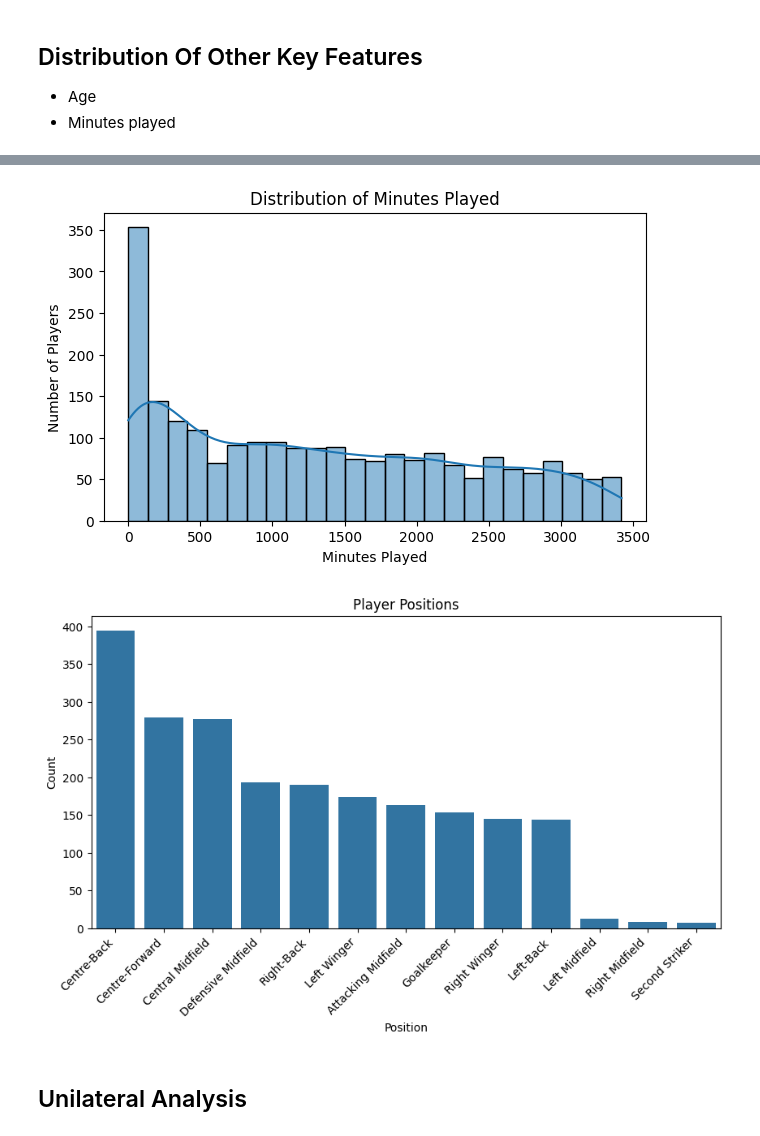
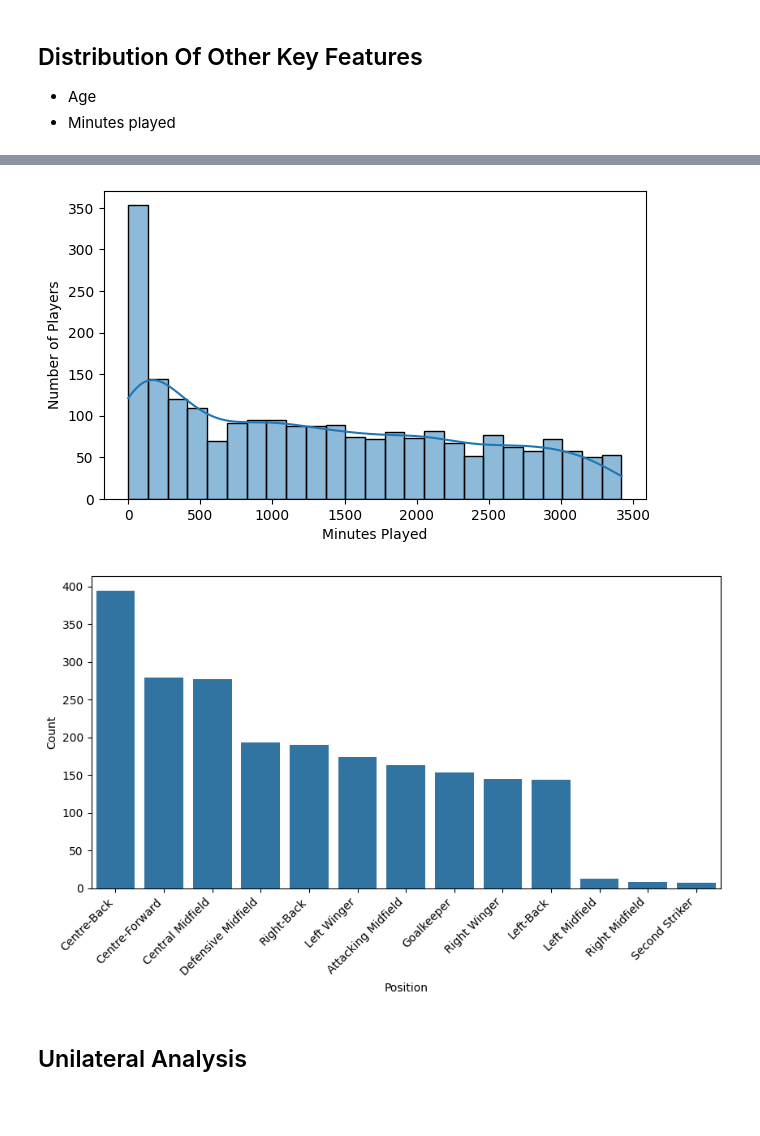
Before and after one commit to pHanToMcaNCoDE/predicting-epl-football-palyer-market-value, a Jupyter notebook: notebooks/03_exploratory_data_analysis.ipynb, the cells around one changed output, grey strips where cells are left out. Drawn from its saved outputs; the diff is of its cells as text; code cells hidden in the pictures; blank space fills up the shorter version.

```diff
--- a/notebooks/03_exploratory_data_analysis.ipynb
+++ b/notebooks/03_exploratory_data_analysis.ipynb
@@ -489,26 +487,26 @@ plt.show()
 # %%
 # Minutes Played
 
 plt.figure(figsize=(7,4))
 
 sns.histplot(
     merged["minutes"],
     bins=25,
     kde=True
 )
 
 plt.xlabel("Minutes Played")
 plt.ylabel("Number of Players")
-plt.title("Distribution of Minutes Played")
+#plt.title("Distribution of Minutes Played")
 
 plt.savefig(
     "/Users/kachi/Documents/Thesis/figures/distribution_of_minutes_played.png",
     dpi=300,
     bbox_inches="tight"
 )
 plt.show()
 # %% [output]
-[figure, old version]
+[figure, new version]
 # %%
 # Position
 
@@ -525,7 +523,7 @@ plt.xticks(rotation=45, ha="right")
 plt.xlabel("Position")
 plt.ylabel("Count")
 
-plt.title("Player Positions")
+#plt.title("Player Positions")
 
 plt.savefig(
     "/Users/kachi/Documents/Thesis/figures/player_positions.png",
@@ -534,7 +532,7 @@ plt.savefig(
 )
 plt.show()
 # %% [output]
-[figure, old version]
+[figure, new version]
 # %% [markdown]
 ## Unilateral Analysis
 # %%
```
Also changed, not shown: parts of 15 cells of this notebook, 21 other files.
